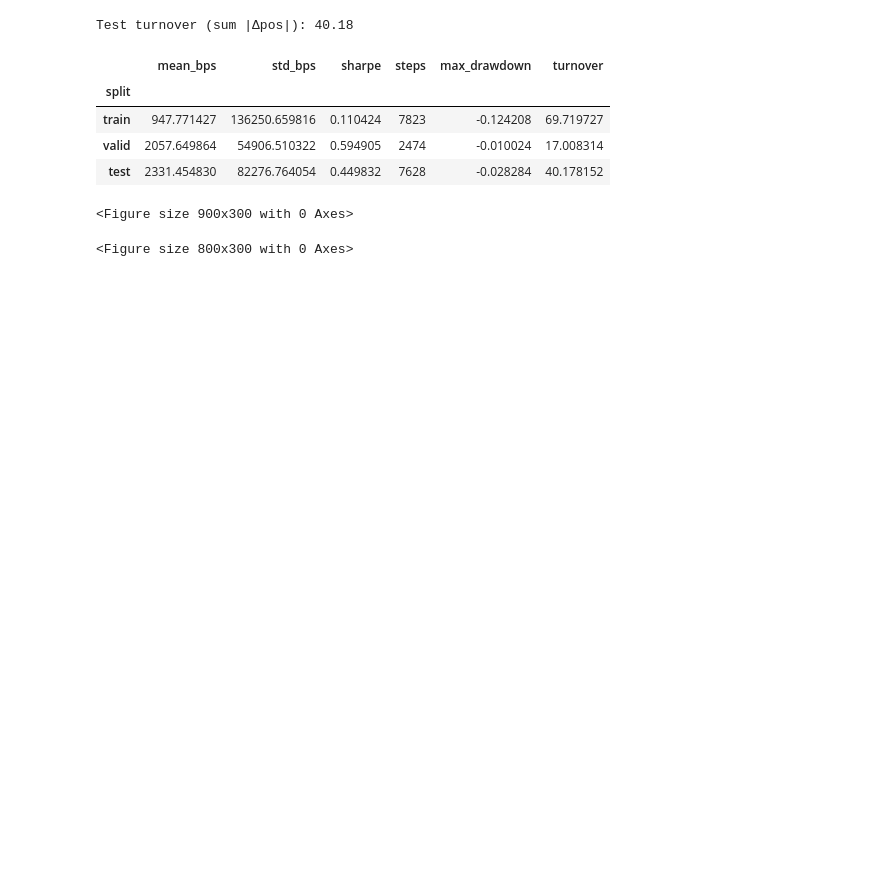
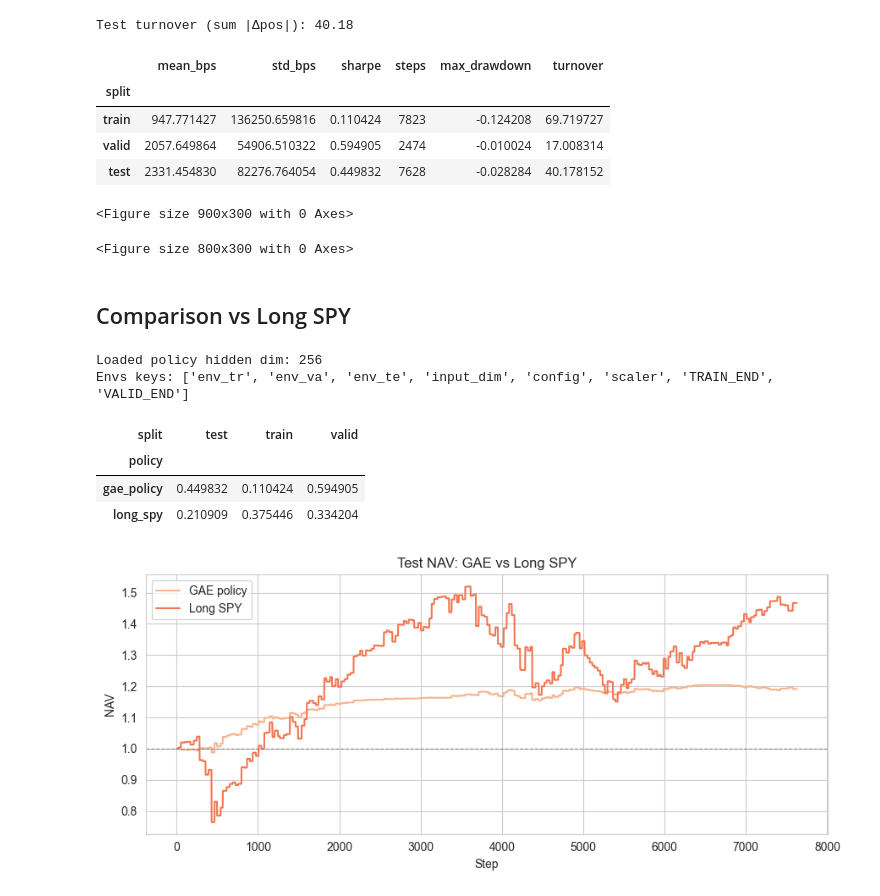
Before and after one commit to li-ruoxi/deep-hedging-rl-forked, a Jupyter notebook: notebooks/04_results.ipynb, the cells around one changed output. Cells and saved outputs as stored; diff of their text form; code cells hidden in the pictures; blank space fills up the shorter version.

```diff
--- a/notebooks/04_results.ipynb
+++ b/notebooks/04_results.ipynb
@@ -209,0 +167,62 @@ print("Envs keys:", list(envs_loaded.keys()))
+# %% [markdown]
+## Comparison vs Long SPY
+# %%
+from rl_agent.deploy import load_policy
+
+policy_loaded, cfg_loaded, envs_loaded = load_policy(
+    run_dir=RUN_DIR,
+    panel=panel,
+    device="cpu",
+)
+
+print("Loaded policy hidden dim:", cfg_loaded["hidden"])
+print("Envs keys:", list(envs_loaded.keys()))
+# %% [output]
+Loaded policy hidden dim: 256
+Envs keys: ['env_tr', 'env_va', 'env_te', 'input_dim', 'config', 'scaler', 'TRAIN_END', 'VALID_END']
+# %%
+# --- Baseline comparison: GAE policy vs long SPY ---
+from collections import OrderedDict
+
+class _Hold:
+    def __init__(self, level):
+        self.level = float(level)
+    def act(self, obs, deterministic=True):
+        return float(self.level), None, None
+
+comparisons = OrderedDict()
+comparisons['gae_policy'] = net
+comparisons['long_spy'] = _Hold(env_tr.pos_limit)
+
+rows = []
+for name, pol in comparisons.items():
+    metrics2 = {
+        'train': evaluate_env(env_tr, pol, deterministic=True),
+        'valid': evaluate_env(env_va, pol, deterministic=True),
+        'test':  evaluate_env(env_te, pol, deterministic=True),
+    }
+    for split, vals in metrics2.items():
+        rows.append({
+            'policy': name, 'split': split,
+            'mean': vals['mean'], 'std': vals['std'],
+            'sharpe': vals['sharpe'], 'steps': vals['steps'],
+        })
+
+results_df = pd.DataFrame(rows)
+display(results_df.pivot(index='policy', columns='split', values='sharpe'))
+results_df
+
+# Overlay NAV on TEST split
+sns.set_palette("rocket_r")
+plt.figure(figsize=(9,4))
+_ = nav_curve(env_te, net, 'GAE policy')
+_ = nav_curve(env_te, _Hold(env_te.pos_limit), 'Long SPY')
+plt.axhline(1.0, color='grey', lw=0.8, ls='--')
+plt.title('Test NAV: GAE vs Long SPY')
+plt.xlabel('Step'); plt.ylabel('NAV'); plt.legend(); plt.tight_layout(); plt.show()
+# %% [output]
+| split | test | train | valid |
+| policy |  |  |  |
+| gae_policy | 0.449832 | 0.110424 | 0.594905 |
+| long_spy | 0.210909 | 0.375446 | 0.334204 |
+[figure, added]
```
Also changed, not shown: parts of 11 cells of this notebook, 14 other files.
